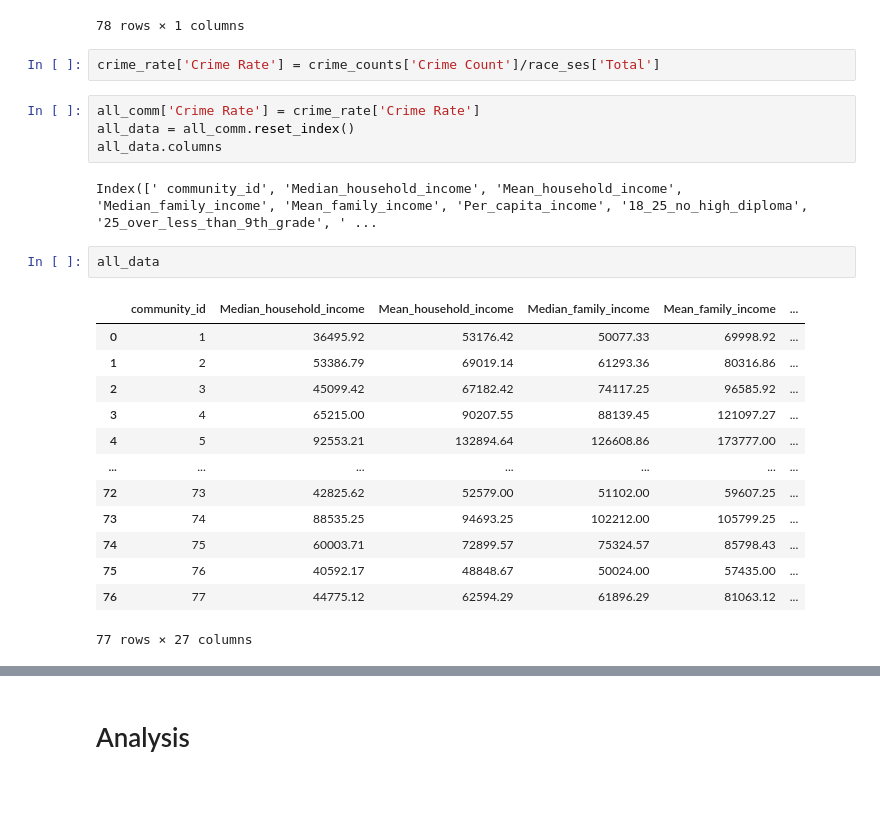
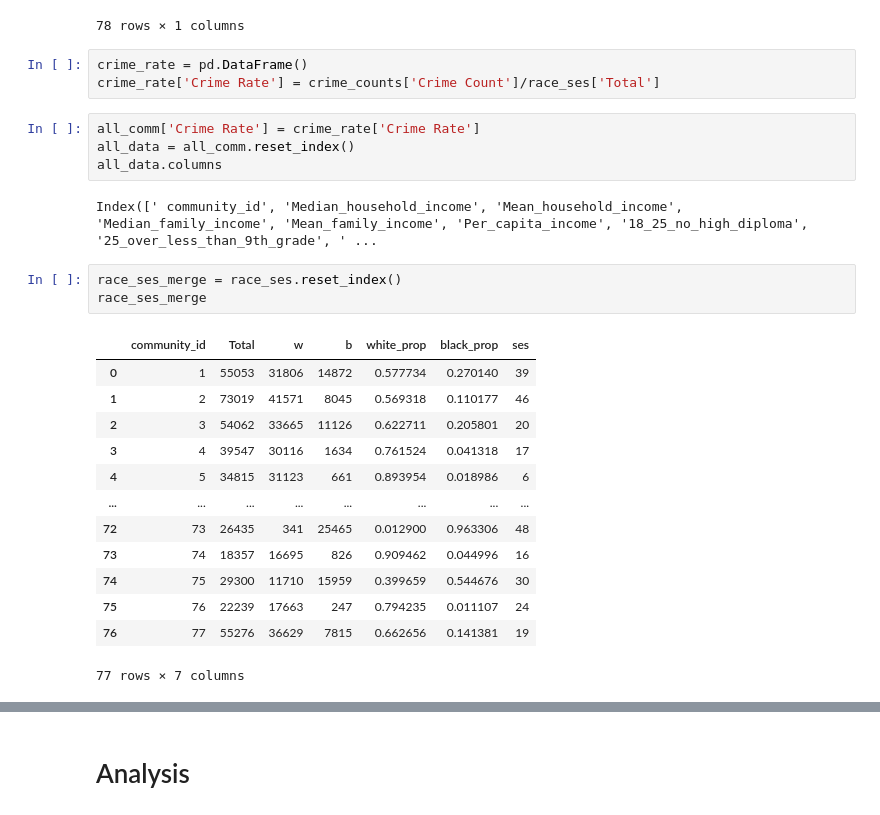
Before and after one commit to JennieQu/final_project_jennie_wisaam_hector, a Jupyter notebook: Pre_Analysis.ipynb, the cells around one changed output, grey strips where cells are left out. Cells and saved outputs as stored; diff of their text form.

```diff
--- a/Pre_Analysis.ipynb
+++ b/Pre_Analysis.ipynb
@@ -462,6 +462,7 @@ crime_counts
 | 77 | 2312 |
 78 rows × 1 columns
 # %%
+crime_rate = pd.DataFrame()
 crime_rate['Crime Rate'] = crime_counts['Crime Count']/race_ses['Total']
 # %%
 all_comm['Crime Rate'] = crime_rate['Crime Rate']
@@ -469,19 +470,20 @@ all_data = all_comm.reset_index()
 all_data.columns
 # %% [output]
 Index([' community_id', 'Median_household_income', 'Mean_household_income', 'Median_family_income', 'Mean_family_income', 'Per_capita_income', '18_25_no_high_diploma', '25_over_less_than_9th_grade', ' ...
-# %%
-all_data
-# %% [output]
-|  | community_id | Median_household_income | Mean_household_income | Median_family_income | Mean_family_income | ... |
-| 0 | 1 | 36495.92 | 53176.42 | 50077.33 | 69998.92 | ... |
-| 1 | 2 | 53386.79 | 69019.14 | 61293.36 | 80316.86 | ... |
-| 2 | 3 | 45099.42 | 67182.42 | 74117.25 | 96585.92 | ... |
-| 3 | 4 | 65215.00 | 90207.55 | 88139.45 | 121097.27 | ... |
-| 4 | 5 | 92553.21 | 132894.64 | 126608.86 | 173777.00 | ... |
-| ... | ... | ... | ... | ... | ... | ... |
-| 72 | 73 | 42825.62 | 52579.00 | 51102.00 | 59607.25 | ... |
-| 73 | 74 | 88535.25 | 94693.25 | 102212.00 | 105799.25 | ... |
-| 74 | 75 | 60003.71 | 72899.57 | 75324.57 | 85798.43 | ... |
-| 75 | 76 | 40592.17 | 48848.67 | 50024.00 | 57435.00 | ... |
-| 76 | 77 | 44775.12 | 62594.29 | 61896.29 | 81063.12 | ... |
-77 rows × 27 columns
+# %%
+race_ses_merge = race_ses.reset_index()
+race_ses_merge
+# %% [output]
+|  | community_id | Total | w | b | white_prop | black_prop | ses |
+| 0 | 1 | 55053 | 31806 | 14872 | 0.577734 | 0.270140 | 39 |
+| 1 | 2 | 73019 | 41571 | 8045 | 0.569318 | 0.110177 | 46 |
+| 2 | 3 | 54062 | 33665 | 11126 | 0.622711 | 0.205801 | 20 |
+| 3 | 4 | 39547 | 30116 | 1634 | 0.761524 | 0.041318 | 17 |
+| 4 | 5 | 34815 | 31123 | 661 | 0.893954 | 0.018986 | 6 |
+| ... | ... | ... | ... | ... | ... | ... | ... |
+| 72 | 73 | 26435 | 341 | 25465 | 0.012900 | 0.963306 | 48 |
+| 73 | 74 | 18357 | 16695 | 826 | 0.909462 | 0.044996 | 16 |
+| 74 | 75 | 29300 | 11710 | 15959 | 0.399659 | 0.544676 | 30 |
+| 75 | 76 | 22239 | 17663 | 247 | 0.794235 | 0.011107 | 24 |
+| 76 | 77 | 55276 | 36629 | 7815 | 0.662656 | 0.141381 | 19 |
+77 rows × 7 columns
```
Also changed, not shown: parts of 4 cells of this notebook.
